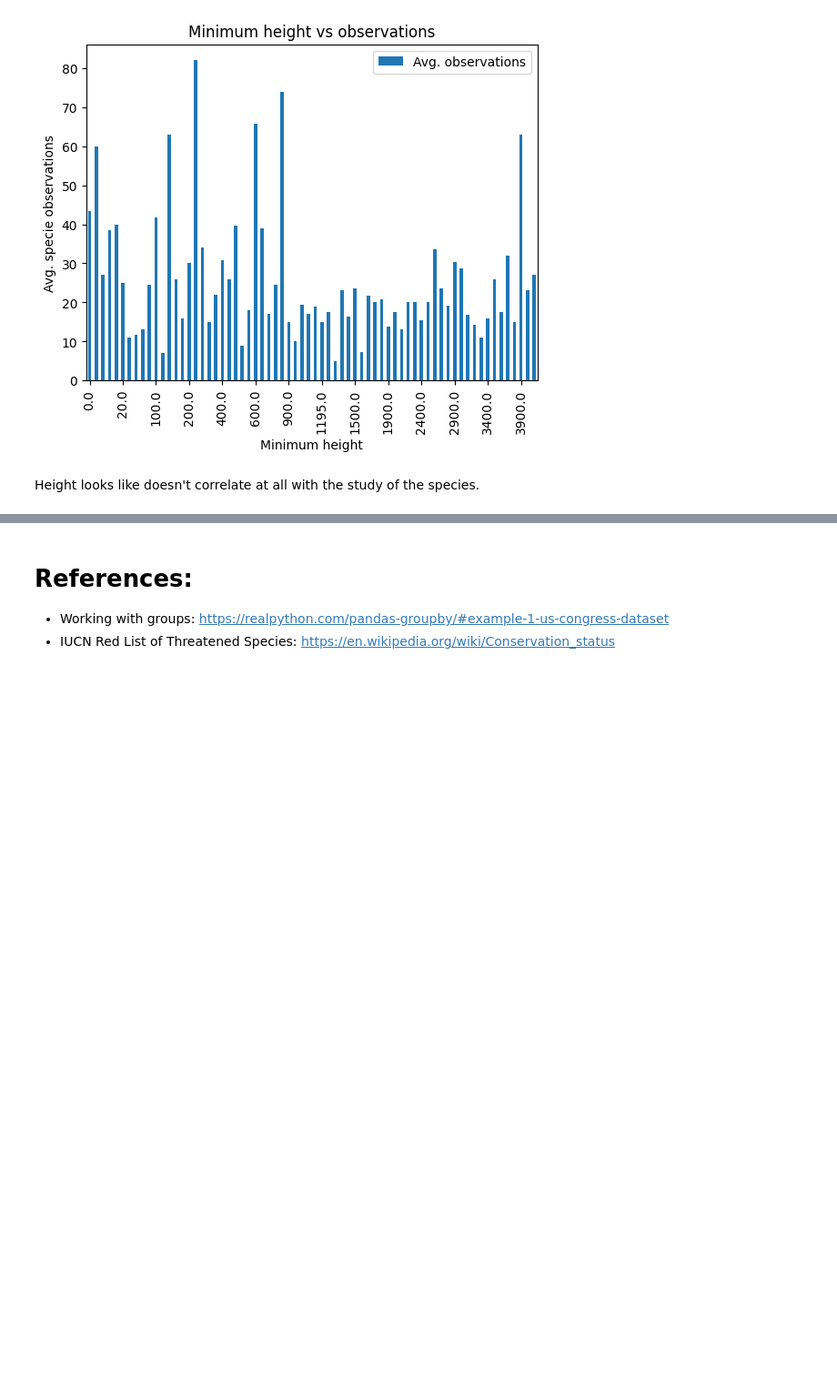
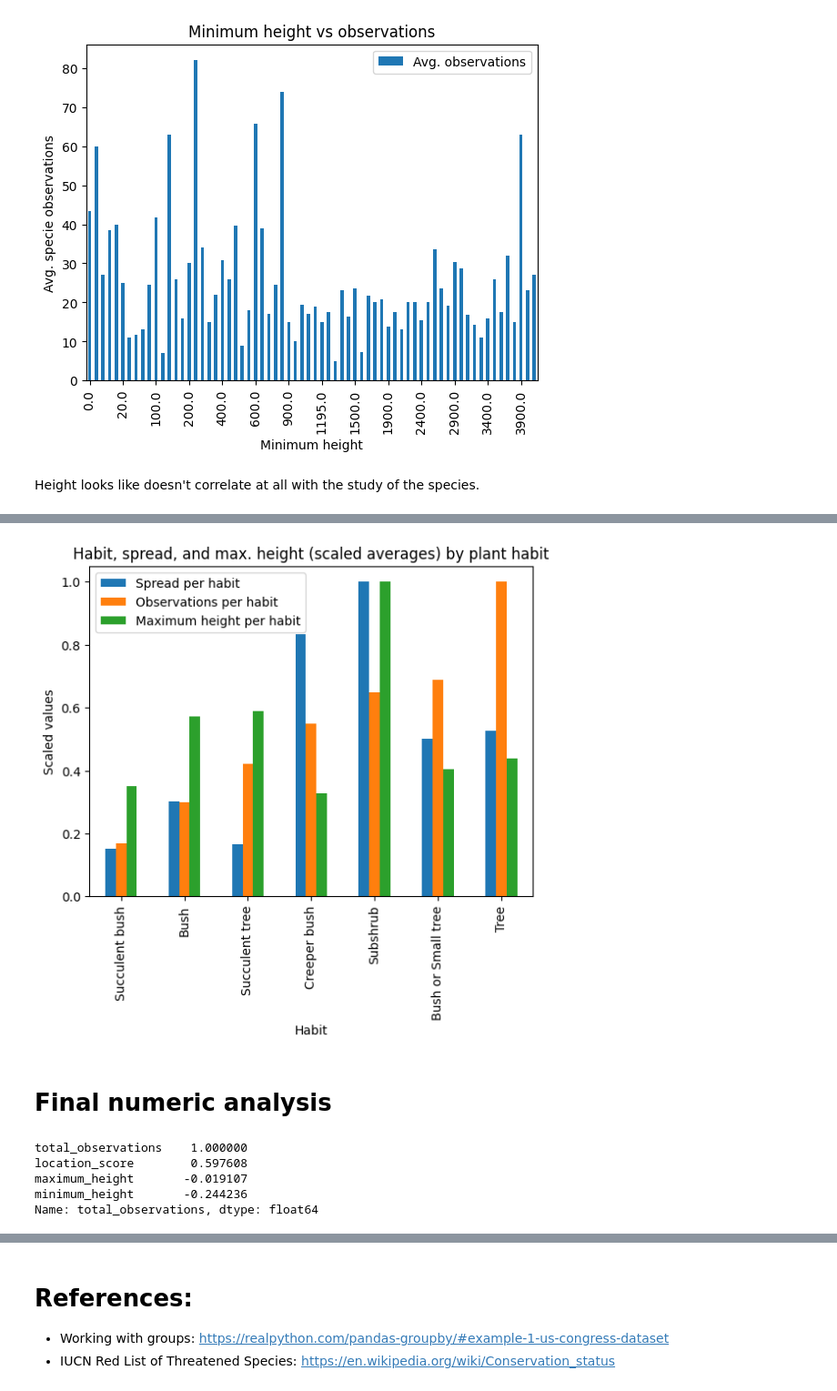
Before and after one commit to flawedvice/rasgos-cl-analysis, a Jupyter notebook: analysis.ipynb, the cells around one changed output, grey strips where cells are left out. Shown: that part at 91% size. Cells and saved outputs as stored; diff of their text form; code cells hidden in the pictures; blank space fills up the shorter version.

Commit message:
📦 feat: Added extra analysis steps.

```diff
--- a/analysis.ipynb
+++ b/analysis.ipynb
@@ -390,0 +404,34 @@ Height looks like doesn't correlate at all with the study of the species.
+# %%
+import sklearn.preprocessing as preproc
+
+max_height_per_habit = clean_df.loc[:, ["habit", "maximum_height"]].groupby("habit").mean().sort_values("maximum_height")
+
+habit_comparison = pd.concat(
+    [
+        locations_per_habit.T.mean().rename("Spread per habit"),
+        obs_per_habit.T.mean().rename("Observations per habit"),
+        max_height_per_habit.T.mean().rename("Maximum height per habit")
+    ],
+    axis=1
+)
+
+scaler = preproc.MaxAbsScaler()
+
+habit_scaled = pd.DataFrame(scaler.fit_transform(habit_comparison), columns=habit_comparison.columns, index=habit_comparison.index).sort_values("Observations per habit")
+habit_scaled.plot.bar(title="Habit, spread, and max. height (scaled averages) by plant habit", xlabel="Habit", ylabel="Scaled values")
+plt.show()
+# %% [output]
+[figure, added]
+# %% [markdown]
+# Final numeric analysis
+# %%
+num_cols = ['total_observations', 'maximum_height', 'minimum_height', 'location_score']
+cat_cols = ['habit', 'status', 'conservation_state']
+correlation_matrix = clean_df.loc[:, num_cols].corr()
+correlation_matrix["total_observations"].sort_values(ascending=False)
+# %% [output]
+total_observations    1.000000
+location_score        0.597608
+maximum_height       -0.019107
+minimum_height       -0.244236
+Name: total_observations, dtype: float64
```
Also changed, not shown: parts of 6 cells of this notebook.
